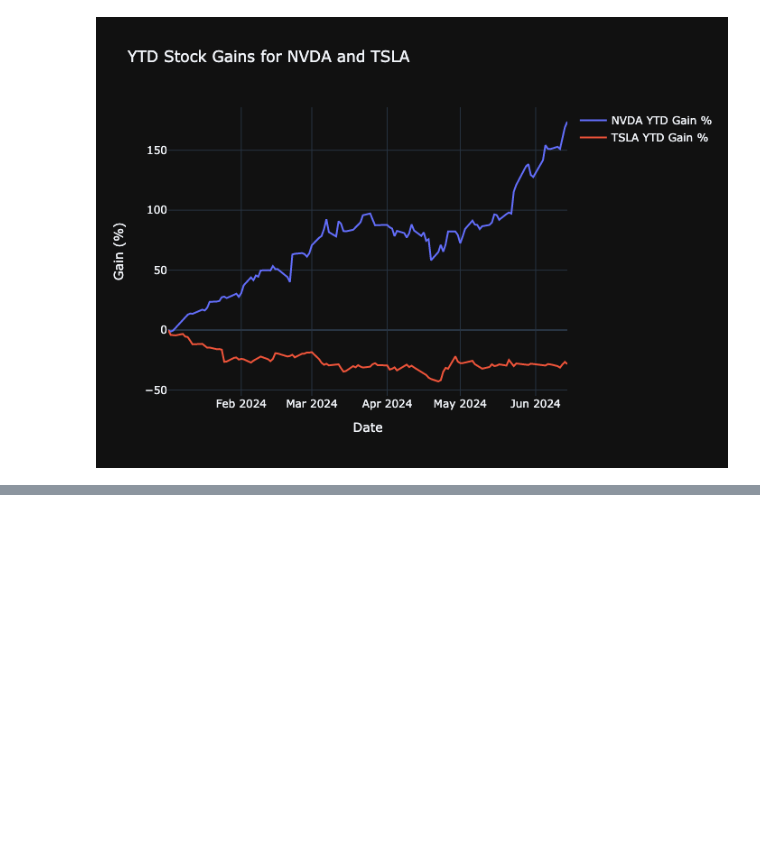
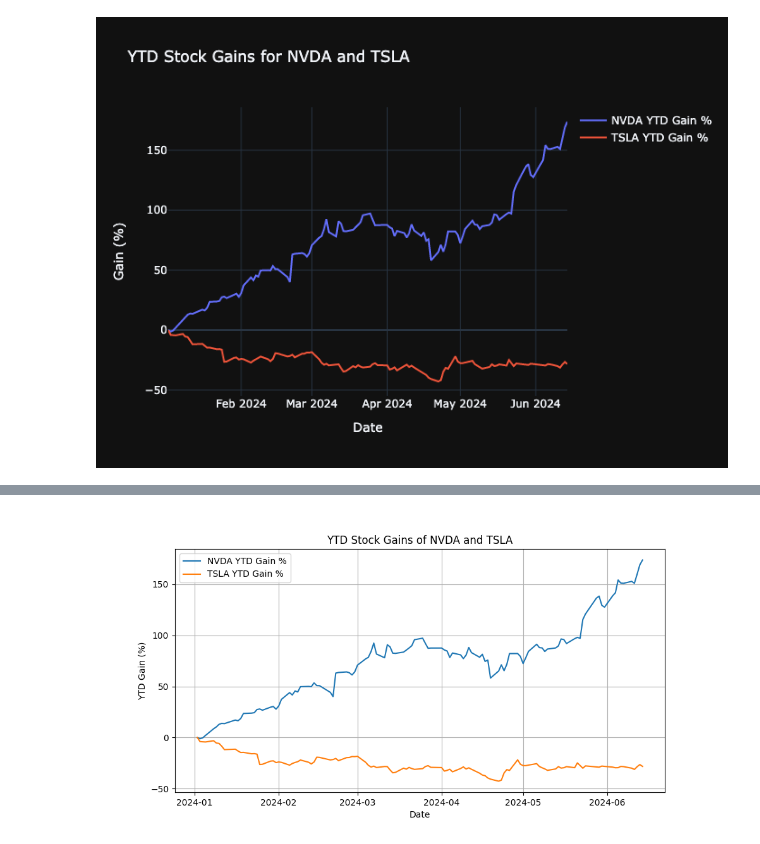
Before and after one commit to Sidharth29/Sandbox, a Jupyter notebook: notebooks/agentic_frameworks.ipynb, the cells around one changed output, grey strips where cells are left out. Saved outputs shown, nothing was run; the diff lists cells and outputs as text; code cells hidden in the pictures; blank space fills up the shorter version.

```diff
--- a/notebooks/agentic_frameworks.ipynb
+++ b/notebooks/agentic_frameworks.ipynb
@@ -415,0 +523,7 @@ Image(os.path.join("coding", "ytd_stock_gains.png"))
+# %%
+import os
+from IPython.display import Image
+
+Image(os.path.join("coding", "ytd_stock_gains_fn_use.png"))
+# %% [output]
+[figure, added]
```
Also changed, not shown: parts of 7 cells of this notebook, 2 other files.
